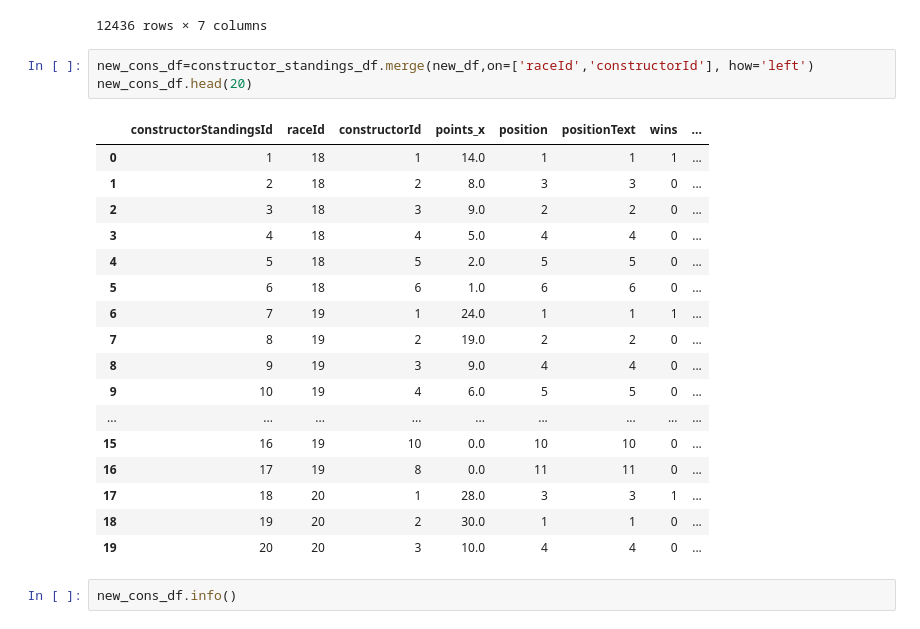
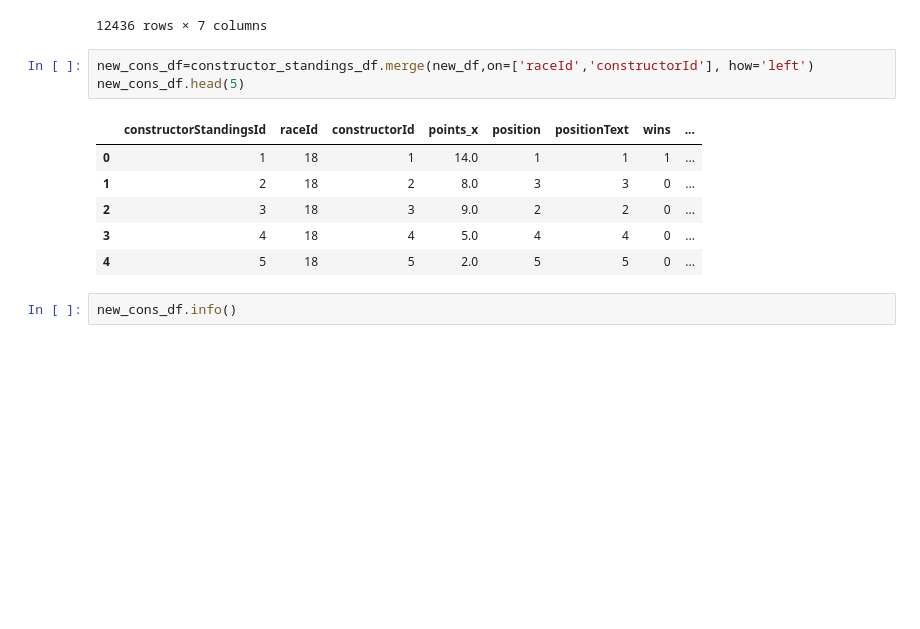
Before and after one commit to Vincent-glitch/ML-Project, a Jupyter notebook: notebooks/Analysis.ipynb, the cells around one changed output. Drawn from its saved outputs; the diff is of its cells as text; blank space fills up the shorter version.

```diff
--- a/notebooks/Analysis.ipynb
+++ b/notebooks/Analysis.ipynb
@@ -140,25 +157,14 @@ constructor_standings_df
 12436 rows × 7 columns
 # %%
 new_cons_df=constructor_standings_df.merge(new_df,on=['raceId','constructorId'], how='left')
-new_cons_df.head(20)
+new_cons_df.head(5)
 # %% [output]
 |  | constructorStandingsId | raceId | constructorId | points_x | position | positionText | wins | ... |
 | 0 | 1 | 18 | 1 | 14.0 | 1 | 1 | 1 | ... |
 | 1 | 2 | 18 | 2 | 8.0 | 3 | 3 | 0 | ... |
 | 2 | 3 | 18 | 3 | 9.0 | 2 | 2 | 0 | ... |
 | 3 | 4 | 18 | 4 | 5.0 | 4 | 4 | 0 | ... |
 | 4 | 5 | 18 | 5 | 2.0 | 5 | 5 | 0 | ... |
-| 5 | 6 | 18 | 6 | 1.0 | 6 | 6 | 0 | ... |
-| 6 | 7 | 19 | 1 | 24.0 | 1 | 1 | 1 | ... |
-| 7 | 8 | 19 | 2 | 19.0 | 2 | 2 | 0 | ... |
-| 8 | 9 | 19 | 3 | 9.0 | 4 | 4 | 0 | ... |
-| 9 | 10 | 19 | 4 | 6.0 | 5 | 5 | 0 | ... |
-| ... | ... | ... | ... | ... | ... | ... | ... | ... |
-| 15 | 16 | 19 | 10 | 0.0 | 10 | 10 | 0 | ... |
-| 16 | 17 | 19 | 8 | 0.0 | 11 | 11 | 0 | ... |
-| 17 | 18 | 20 | 1 | 28.0 | 3 | 3 | 1 | ... |
-| 18 | 19 | 20 | 2 | 30.0 | 1 | 1 | 0 | ... |
-| 19 | 20 | 20 | 3 | 10.0 | 4 | 4 | 0 | ... |
 # %%
 new_cons_df.info()
 # %% [output]
```
Also changed, not shown: parts of 4 cells of this notebook, 2 other files.
